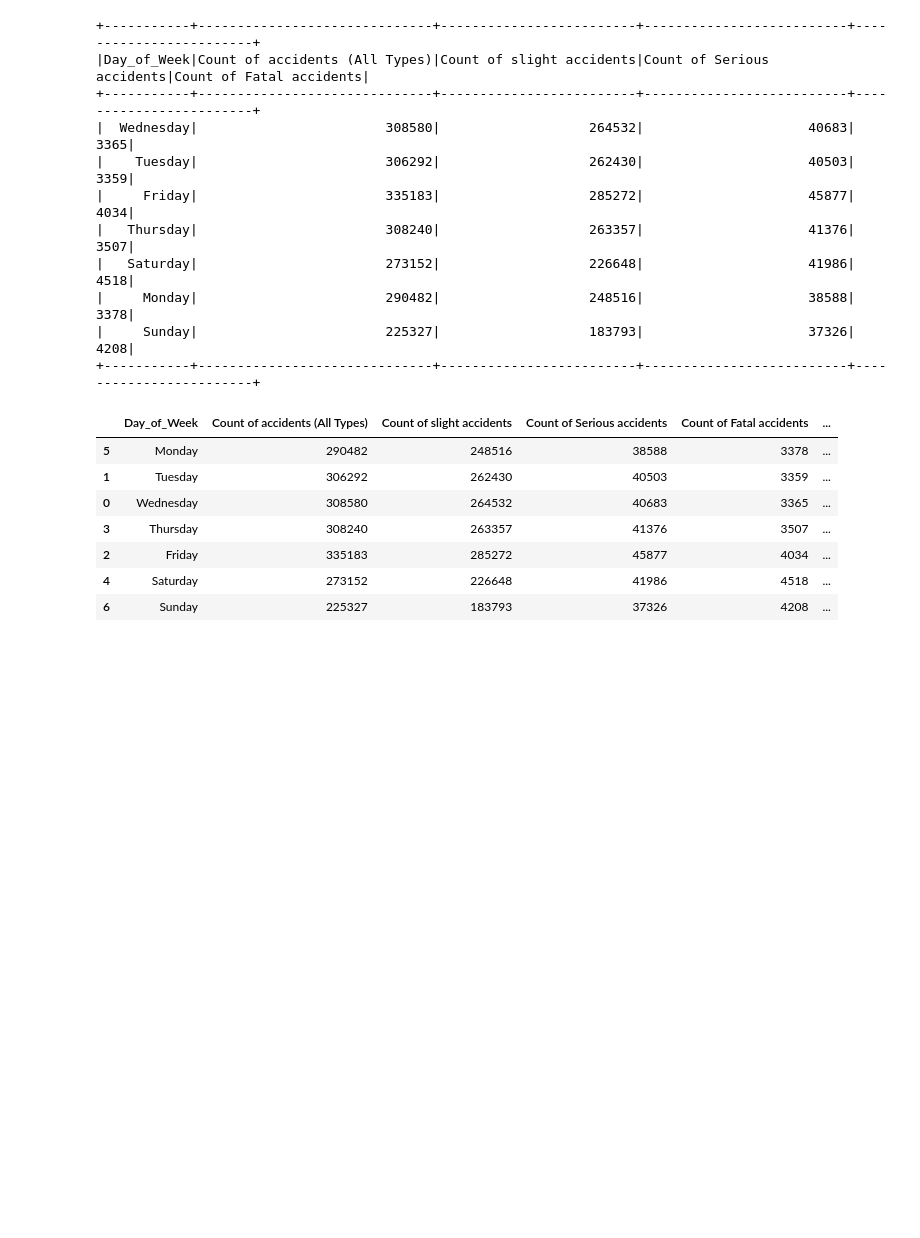
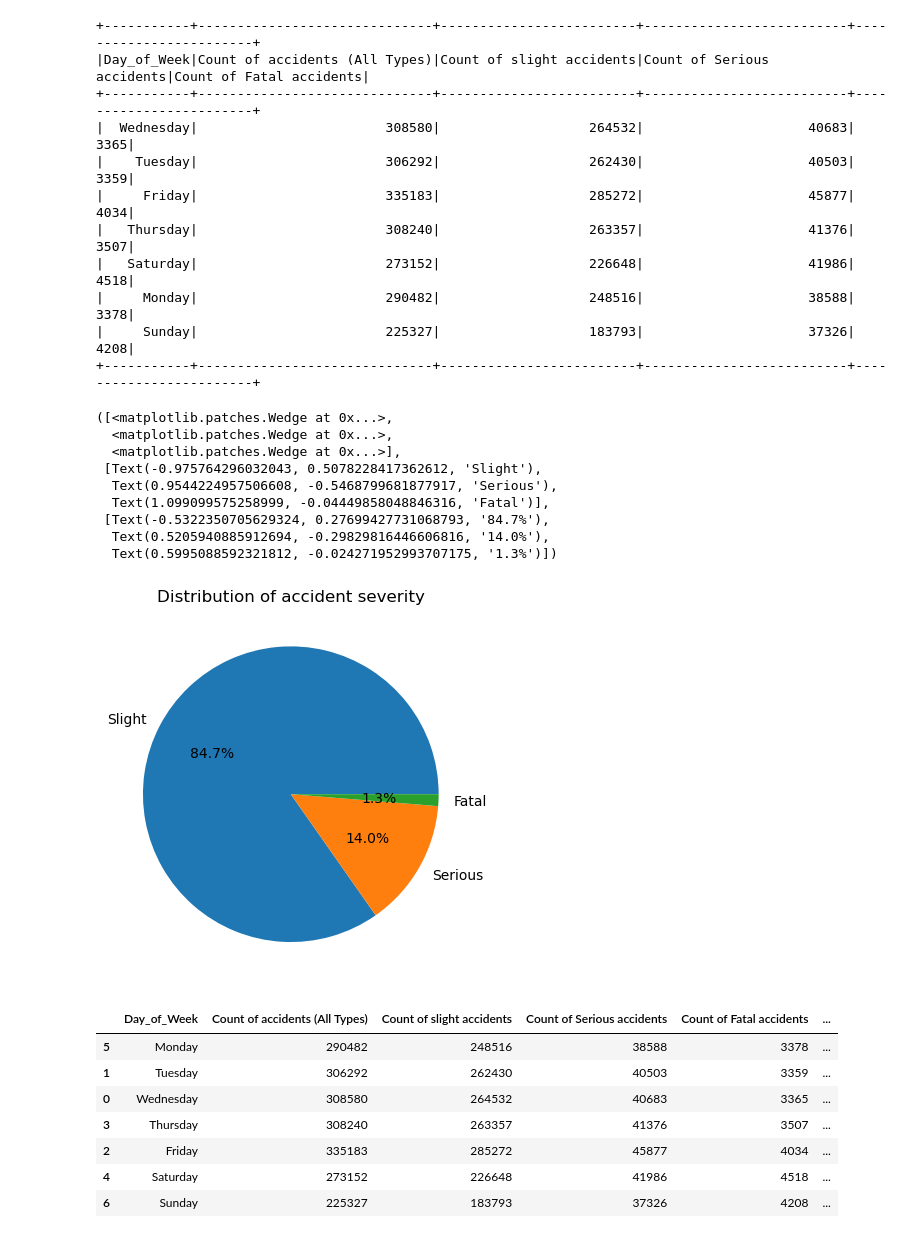
Before and after one commit to stachu123/car-accidents-pyspark, a Jupyter notebook: Car_accidents.ipynb, the cells around one changed output. Drawn from its saved outputs; the diff is of its cells as text; code cells hidden in the pictures; blank space fills up the shorter version.

```diff
--- a/Car_accidents.ipynb
+++ b/Car_accidents.ipynb
@@ -21,6 +24,6 @@ def load_dataframe(filename):
     df=spark.read.format('csv').options(header='true').load(filename)
     return df
 
-df_accidents = load_dataframe('./data/car_accidents/Accident_information.csv')
-df_accidents.limit(5).show()
+df = load_dataframe('../data/car_accidents/Accident_information.csv')
+df.limit(5).toPandas()
 # %% [output]
@@ -36,2 +57,5 @@ df_accidents.limit(5).show()
 # %%
-df_accidents
+#choosing only the necessery columns (for now)
+columns = ['Accident_Index','Accident_Severity','Date','Day_of_Week','Latitude','Longitude','Number_of_Casualties','Number_of_Vehicles','Time',
+           'Weather_Conditions','Year',]
+df_accidents = df.select(*columns)
@@ -113,6 +125,28 @@ all.show()
 |     Monday|                        290482|                   248516|                     38588|                    3378|
 |     Sunday|                        225327|                   183793|                     37326|                    4208|
 +-----------+------------------------------+-------------------------+--------------------------+------------------------+
+# %%
+#plotting the the general distribution of accident severity
+slight_sum = all.agg(sum('Count of slight accidents')).collect()[0][0]
+serious_sum = all.agg(sum('Count of Serious accidents')).collect()[0][0]
+fatal_sum = all.agg(sum('Count of Fatal accidents')).collect()[0][0]
+sizes = [slight_sum, serious_sum, fatal_sum]
+labels = ['Slight', 'Serious', 'Fatal']
+
+fig, ax = plt.subplots()
+plt.title("Distribution of accident severity")
+ax.pie(sizes, labels=labels, autopct='%1.1f%%')
+# %% [output]
+([<matplotlib.patches.Wedge at 0x...>,
+  <matplotlib.patches.Wedge at 0x...>,
+  <matplotlib.patches.Wedge at 0x...>],
+ [Text(-0.975764296032043, 0.5078228417362612, 'Slight'),
+  Text(0.9544224957506608, -0.5468799681877917, 'Serious'),
+  Text(1.099099575258999, -0.04449858048846316, 'Fatal')],
+ [Text(-0.5322350705629324, 0.27699427731068793, '84.7%'),
+  Text(0.5205940885912694, -0.29829816446606816, '14.0%'),
+  Text(0.5995088592321812, -0.024271952993707175, '1.3%')])
+[figure, added]
 # %%
 all_df = all.toPandas()
 
```
Also changed, not shown: parts of 14 cells of this notebook.
